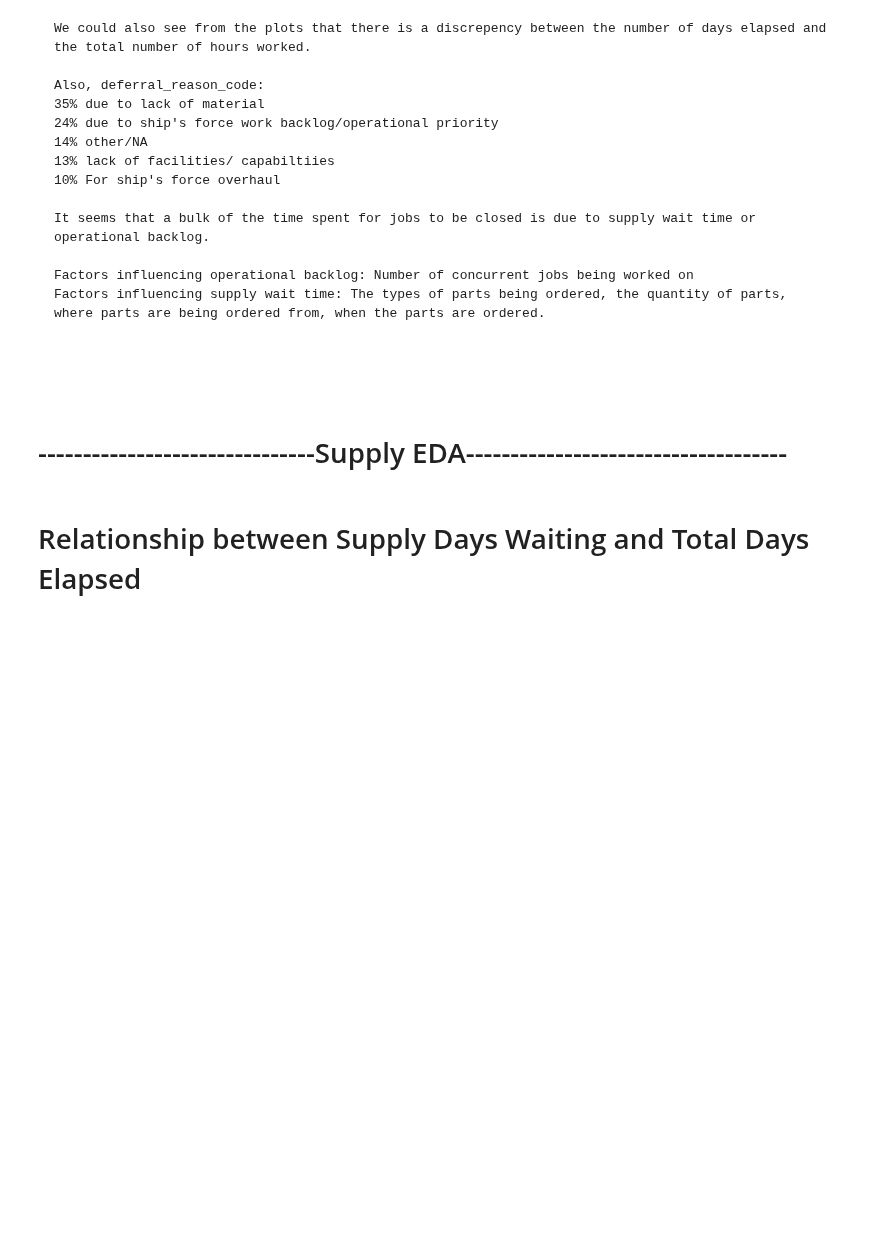
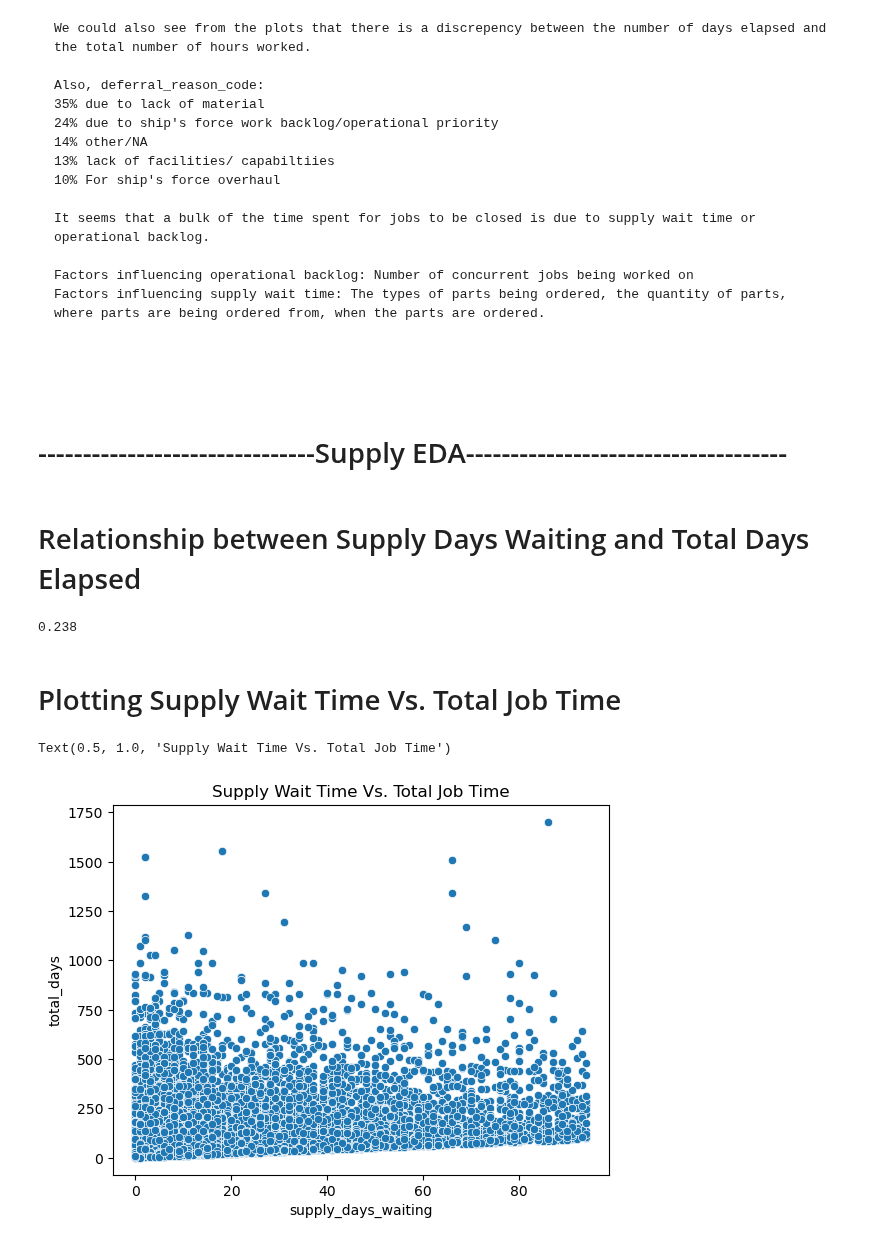
Before and after one commit to jcarswell073/Fleet-Sustainment-HVAC-Project, a Jupyter notebook: Notebooks/jeff_EDA.ipynb, the cells around one changed output. Cells and saved outputs as stored; diff of their text form; code cells hidden in the pictures; blank space fills up the shorter version.

Commit message:
EDA Update, looking at supply wait vs. total wait

```diff
--- a/Notebooks/jeff_EDA.ipynb
+++ b/Notebooks/jeff_EDA.ipynb
@@ -204,3 +244,25 @@ Factors influencing supply wait time: The types of parts being ordered, the quan
 # %%
 #There are multiple part orders associated with a job. We should look at the one that takes the longest to complete, making the assumption
 #that a job cannot be completed until all parts have been received.
+# %%
+supply_sub = supply[(supply['valid_dates'] == True) & (supply['supply_days_waiting_outlier'] == False)]
+supply_sub = supply_sub[['job_seq','date_maintenance_action','demand_date','issue_date','date_closing','supply_days_waiting']]
+
+supply_sub['total_days'] = supply_sub['date_closing'] - supply_sub['date_maintenance_action']
+supply_sub['total_days'] = supply_sub['total_days'].dt.days
+
+supply_sub['total_days'].corr(supply_sub['supply_days_waiting']).round(3)
+# %% [output]
+0.238
+# %% [markdown]
+# Plotting Supply Wait Time Vs. Total Job Time
+# %%
+#supply_sub only considers records with valid dates (date open, demand date, issue date, date close in that order) and
+#ignores outlier values for supply days waiting
+
+sns.scatterplot(x = 'supply_days_waiting', y = 'total_days', data = supply_sub)
+
+plt.title('Supply Wait Time Vs. Total Job Time')
+# %% [output]
+Text(0.5, 1.0, 'Supply Wait Time Vs. Total Job Time')
+[figure, added]
```
Also changed, not shown: parts of 4 cells of this notebook.
